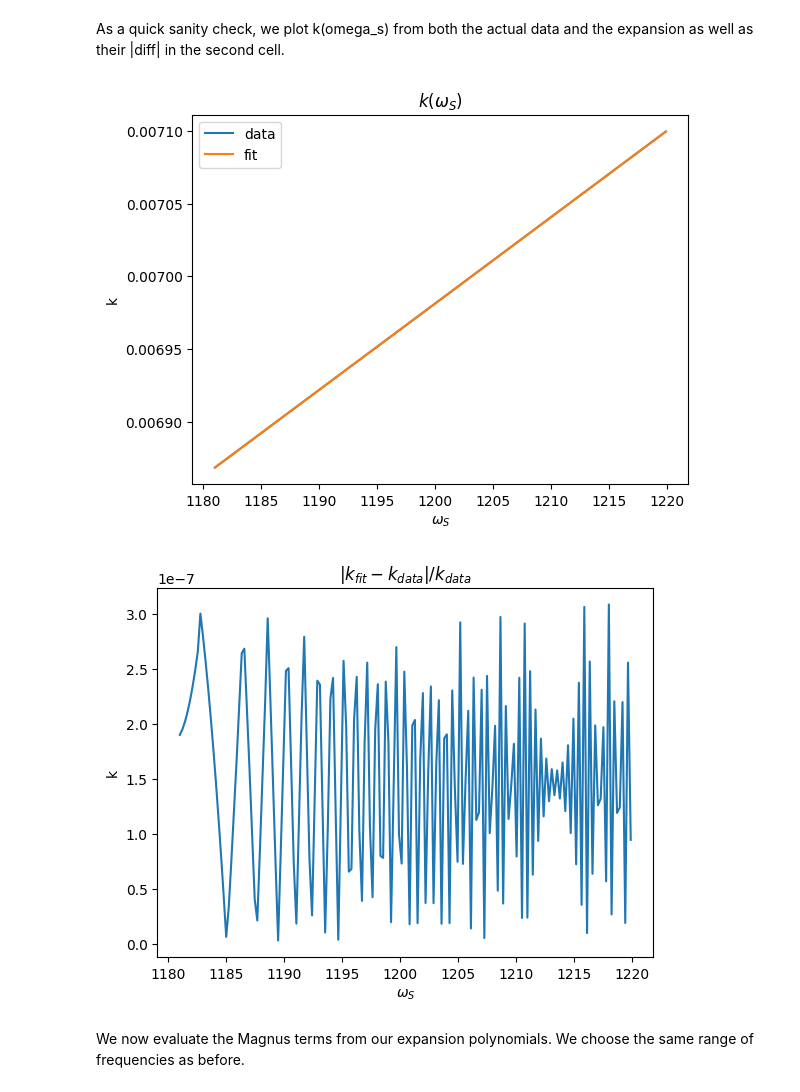
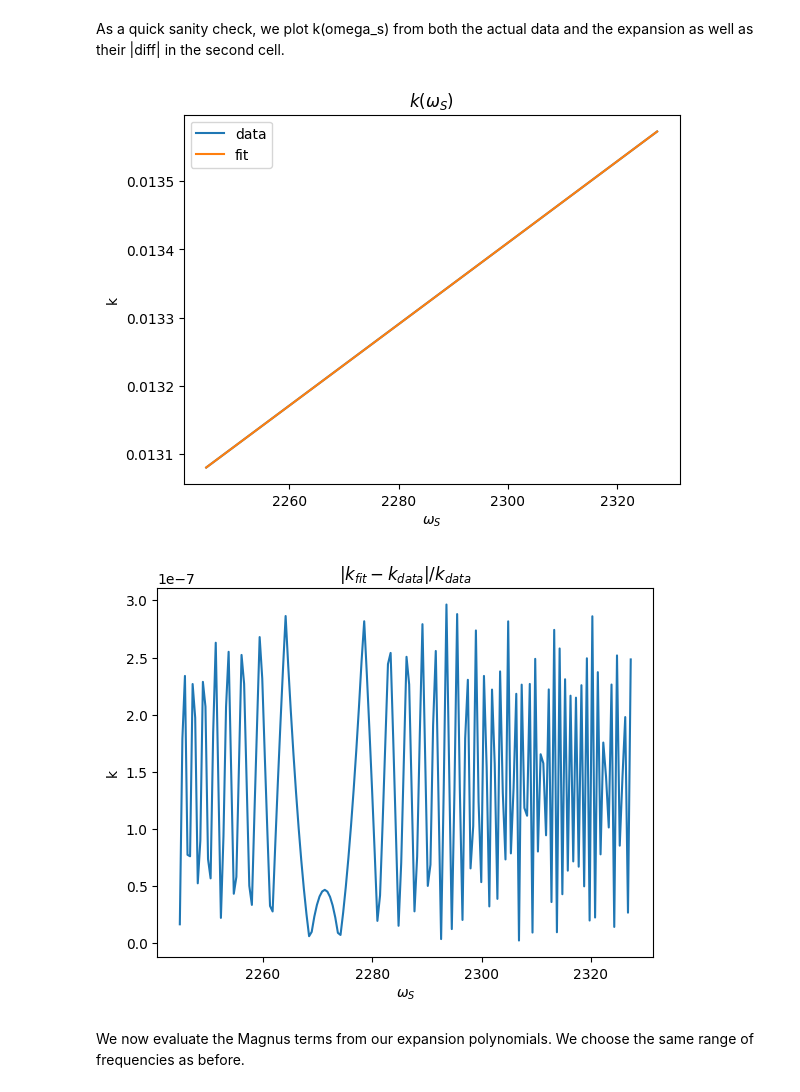
Before and after one commit to polyquantique/NeedALight, a Jupyter notebook: NeedALight/examples/example_magnus_cw_data.ipynb, the cells around one changed output. Saved outputs shown, nothing was run; the diff lists cells and outputs as text; code cells hidden in the pictures.

```diff
--- a/NeedALight/examples/example_magnus_cw_data.ipynb
+++ b/NeedALight/examples/example_magnus_cw_data.ipynb
@@ -72,0 +75,13 @@ print(i_wl, period*10**(-3))
+# %%
+#Specify the poling period in nm
+pol_period = 65.8*10**(3) #This is the value in microns converted into nm
+
+def cons(x):
+    """Given [signal_wl,idler_wl] evaluates both energy and momentum conservation"""
+    return [1/(x[0])+1/(x[1])-1/(p_wl),
+            no(x[0])/x[0]+ne(x[1])/x[1]+1/pol_period-no(p_wl)/p_wl]
+root = fsolve(cons,[825,1560]) #Depending on experimental results, change initial values for solver (i.e. what you expect [signal, idler] )
+s_wl = root[0]
+i_wl = root[0]
+
+print(root)
@@ -78,9 +97,9 @@ N=201
 wl_range = 15
 lambda_s = np.linspace(s_wl-wl_range, s_wl+wl_range, N)
 
-#Frequencies
-ws = wo_wl(lambda_s)
-wi = wp_avg-ws
+ws = w_wl(lambda_s)
+wi=wp_avg-ws
+
 
 #First Order JSA, taken to be defined from x=-L/2 to x=L/2
 J1 = Magnus1CW_data(ws,wi,k_o,k_e,k_pol,p_k,L)
@@ -180,14 +199,14 @@ plt.show()
 Next we do all of the above, but by taylor expanding around the central frequencies. This makes some of the Magnus corrections evaluate faster than above.
 # %%
 #Given a range of signal wavelengths around a central wavelength, find the corresponding min/max frequency indices for the signal and idler.
-s_min = np.argmin(np.abs(omega_o-ws[0]))
-s_max = np.argmin(np.abs(omega_o-ws[-1]))
-i_max = np.argmin(np.abs(omega_e-wi[0]))
-i_min = np.argmin(np.abs(omega_e-wi[-1]))
+s_min = np.argmin(np.abs(omega-ws[0]))
+s_max = np.argmin(np.abs(omega-ws[-1]))
+i_max = np.argmin(np.abs(omega-wi[0]))
+i_min = np.argmin(np.abs(omega-wi[-1]))
 
 #With the range of frequency identified, fit the data to polynomial of order 2(can change this if wanted)
-s_var = np.polyfit(omega_o[s_min:s_max],k_wl[s_min:s_max],2)
-i_var = np.polyfit(omega_e[i_min:i_max],k_wl[i_min:i_max],2)
+s_var = np.polyfit(omega[s_min:s_max],k_ord[s_min:s_max],2)
+i_var = np.polyfit(omega[i_min:i_max],k_ext[i_min:i_max],2)
 
 #Construct polynomial functions
 ks_poly = np.poly1d(s_var)
@@ -196,23 +215,23 @@ ki_poly = np.poly1d(i_var)
 As a quick sanity check, we plot k(omega_s) from both the actual data and the expansion as well as their |diff| in the second cell.
 # %%
 fig, ax1 = plt.subplots()
-ax1.plot(omega_o[s_min:s_max], k_wl[s_min:s_max],label='data')
-ax1.plot(omega_o[s_min:s_max], ks_poly(omega_o[s_min:s_max]),label='fit')
+ax1.plot(omega[s_min:s_max], k_ord[s_min:s_max],label='data')
+ax1.plot(omega[s_min:s_max], ks_poly(omega[s_min:s_max]),label='fit')
 ax1.set_xlabel(r"$\omega_{S}$")
 ax1.set_ylabel(r"k")
 ax1.set_title(r"$k(\omega_{S})$")
 ax1.legend()
 plt.show()
 
 fig, ax2 = plt.subplots()
-ax2.plot(omega_o[s_min:s_max], np.abs(k_wl[s_min:s_max]-ks_poly(omega_o[s_min:s_max]))/k_wl[s_min:s_max])
+ax2.plot(omega[s_min:s_max], np.abs(k_ord[s_min:s_max]-ks_poly(omega[s_min:s_max]))/k_ord[s_min:s_max])
 ax2.set_xlabel(r"$\omega_{S}$")
 ax2.set_ylabel(r"k")
 ax2.set_title(r"$|k_{fit}-k_{data}|/k_{data}$")
 plt.show()
 # %% [output]
-[figure, old version]
+[figure, new version]
-[figure, old version]
+[figure, new version]
 # %% [markdown]
 We now evaluate the Magnus terms from our expansion polynomials. We choose the same range of frequencies as before.
 # %% [markdown]
```
Also changed, not shown: parts of 19 cells of this notebook.
